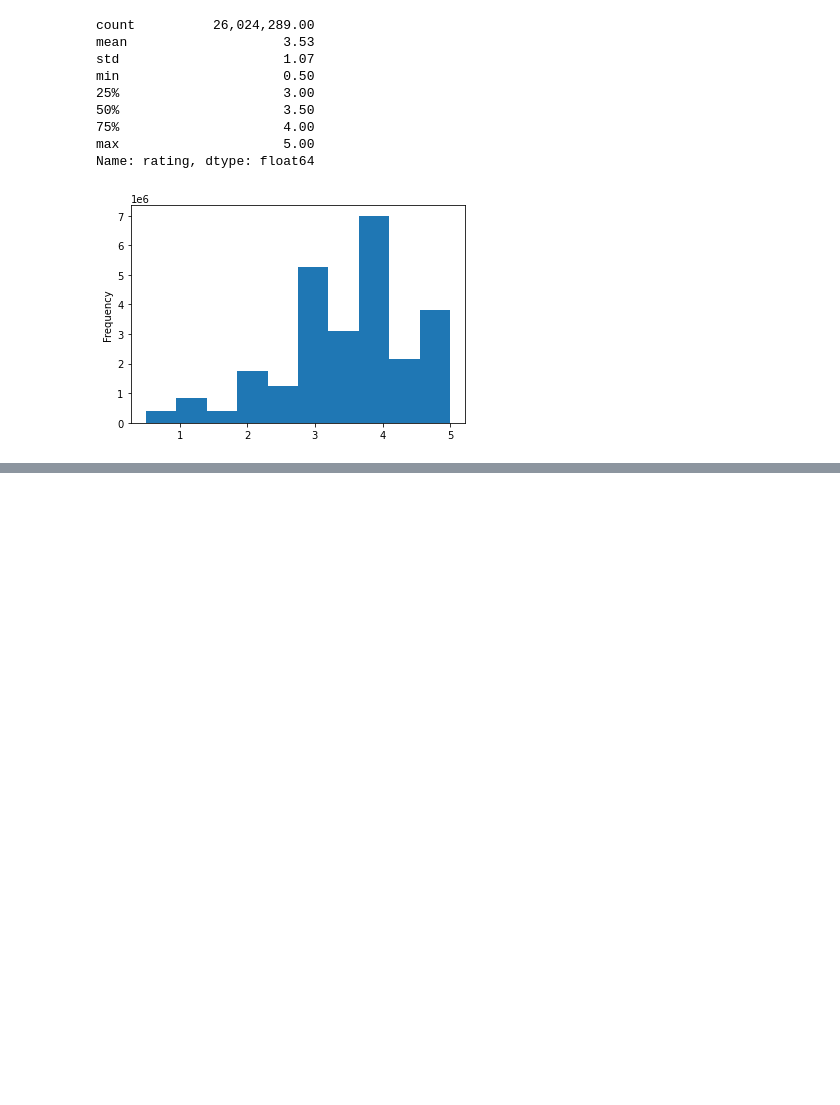
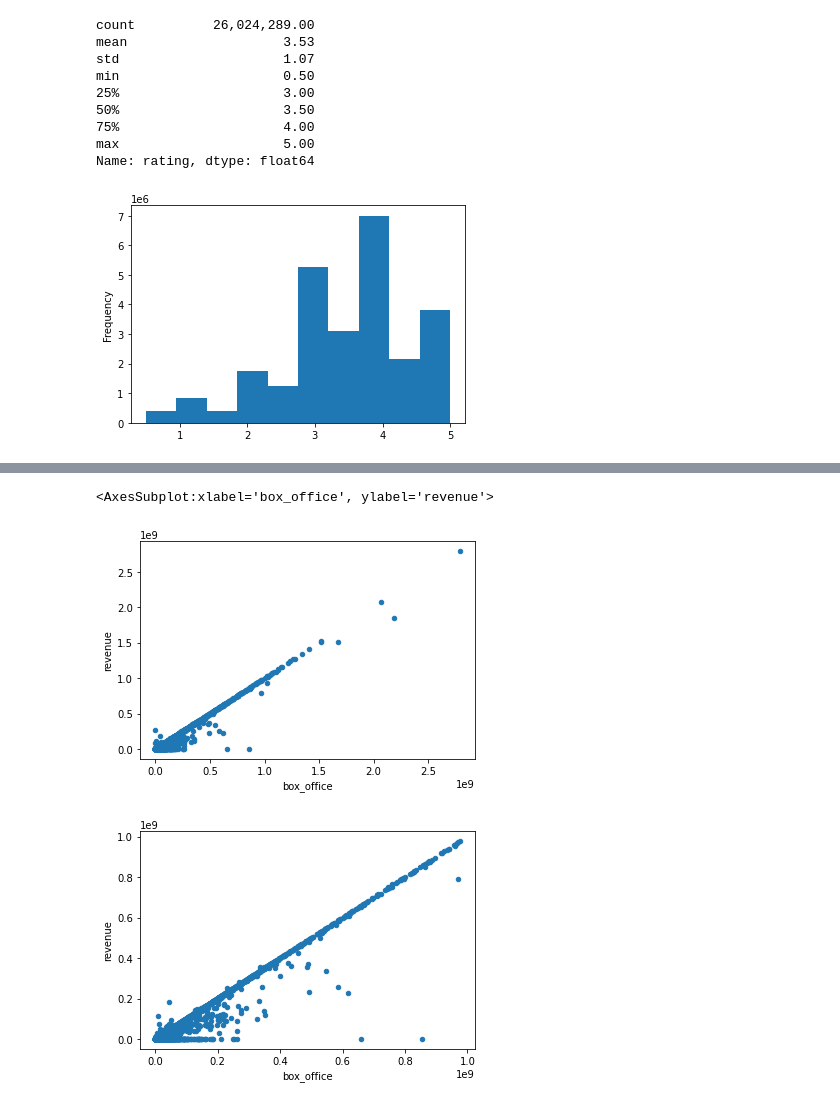
Before and after one commit to JustGitCoding/Movies_ETL, a Jupyter notebook: workingfiles/ETL_practice.ipynb, the cells around one changed output, grey strips where cells are left out. Cells and saved outputs as stored; diff of their text form; code cells hidden in the pictures; blank space fills up the shorter version.

```diff
--- a/workingfiles/ETL_practice.ipynb
+++ b/workingfiles/ETL_practice.ipynb
@@ -758,0 +809,8 @@ Name: rating, dtype: float64
+# %%
+# REVENUE
+movies_df.fillna(0).plot(x='box_office', y='revenue', kind='scatter') # a handful of larger datapoints throw off the scale of the plot
+movies_df.fillna(0)[movies_df['box_office'] < 10**9].plot(x='box_office', y='revenue', kind='scatter')
+# %% [output]
+<AxesSubplot:xlabel='box_office', ylabel='revenue'>
+[figure, added]
+[figure, added]
```
Also changed, not shown: parts of 20 cells of this notebook.
